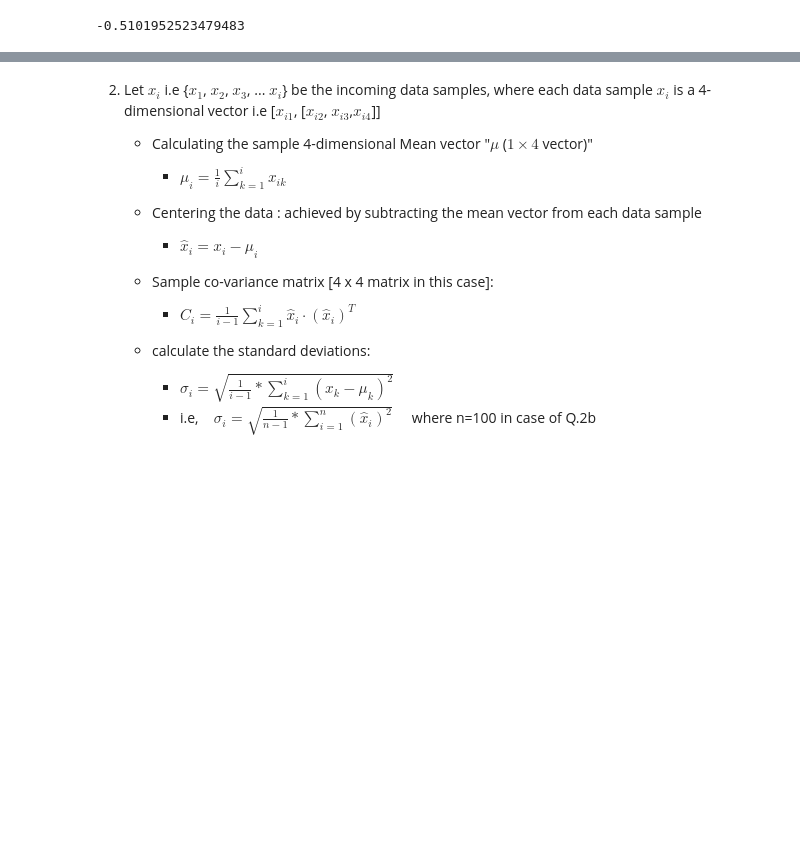
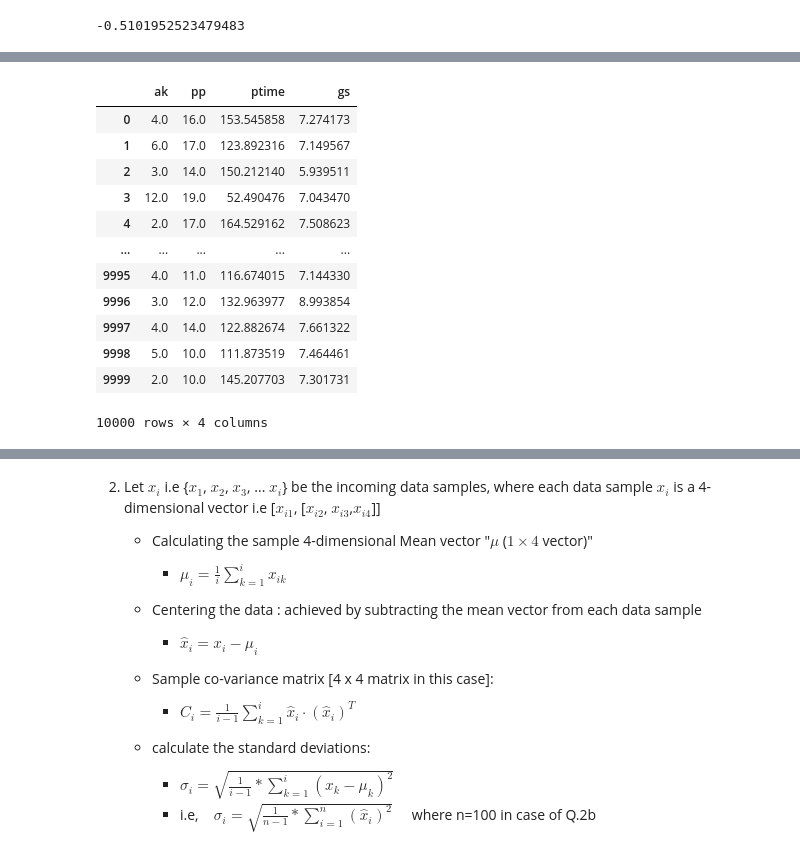
Before and after one commit to bananighosh/Fall-2023-NYU-AI, a Jupyter notebook: assignment_1/Copy_of_CS_GY661_AI_Probability_Assignment.ipynb, the cells around one changed output, grey strips where cells are left out. Drawn from its saved outputs; the diff is of its cells as text; code cells hidden in the pictures; blank space fills up the shorter version.

```diff
--- a/assignment_1/Copy_of_CS_GY661_AI_Probability_Assignment.ipynb
+++ b/assignment_1/Copy_of_CS_GY661_AI_Probability_Assignment.ipynb
@@ -190,6 +207,21 @@ corr_ptime_gs
 # print(correlated_data,df_all)
 # %%
 df_all_new = pd.DataFrame({'ak':ak,'pp':pp,'ptime':ptime,'gs':gs })
+df_all_new
+# %% [output]
+|  | ak | pp | ptime | gs |
+| 0 | 4.0 | 16.0 | 153.545858 | 7.274173 |
+| 1 | 6.0 | 17.0 | 123.892316 | 7.149567 |
+| 2 | 3.0 | 14.0 | 150.212140 | 5.939511 |
+| 3 | 12.0 | 19.0 | 52.490476 | 7.043470 |
+| 4 | 2.0 | 17.0 | 164.529162 | 7.508623 |
+| ... | ... | ... | ... | ... |
+| 9995 | 4.0 | 11.0 | 116.674015 | 7.144330 |
+| 9996 | 3.0 | 12.0 | 132.963977 | 8.993854 |
+| 9997 | 4.0 | 14.0 | 122.882674 | 7.661322 |
+| 9998 | 5.0 | 10.0 | 111.873519 | 7.464461 |
+| 9999 | 2.0 | 10.0 | 145.207703 | 7.301731 |
+10000 rows × 4 columns
 # %%
 sns.set(style='ticks')
 sns.pairplot(df_all_new, diag_kind="kde", markers='o', plot_kws={'alpha' : 0.5})
```
Also changed, not shown: parts of 15 cells of this notebook.
